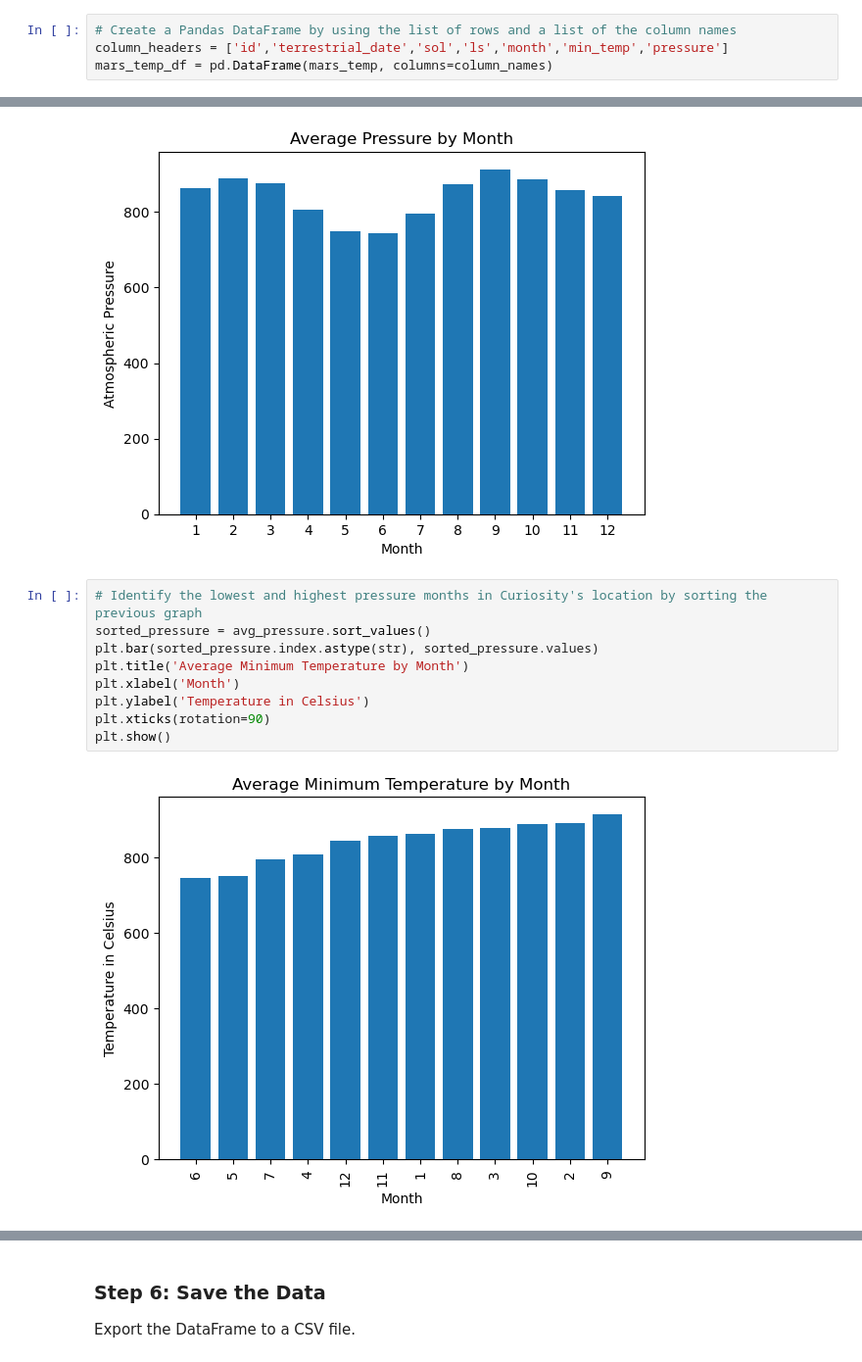
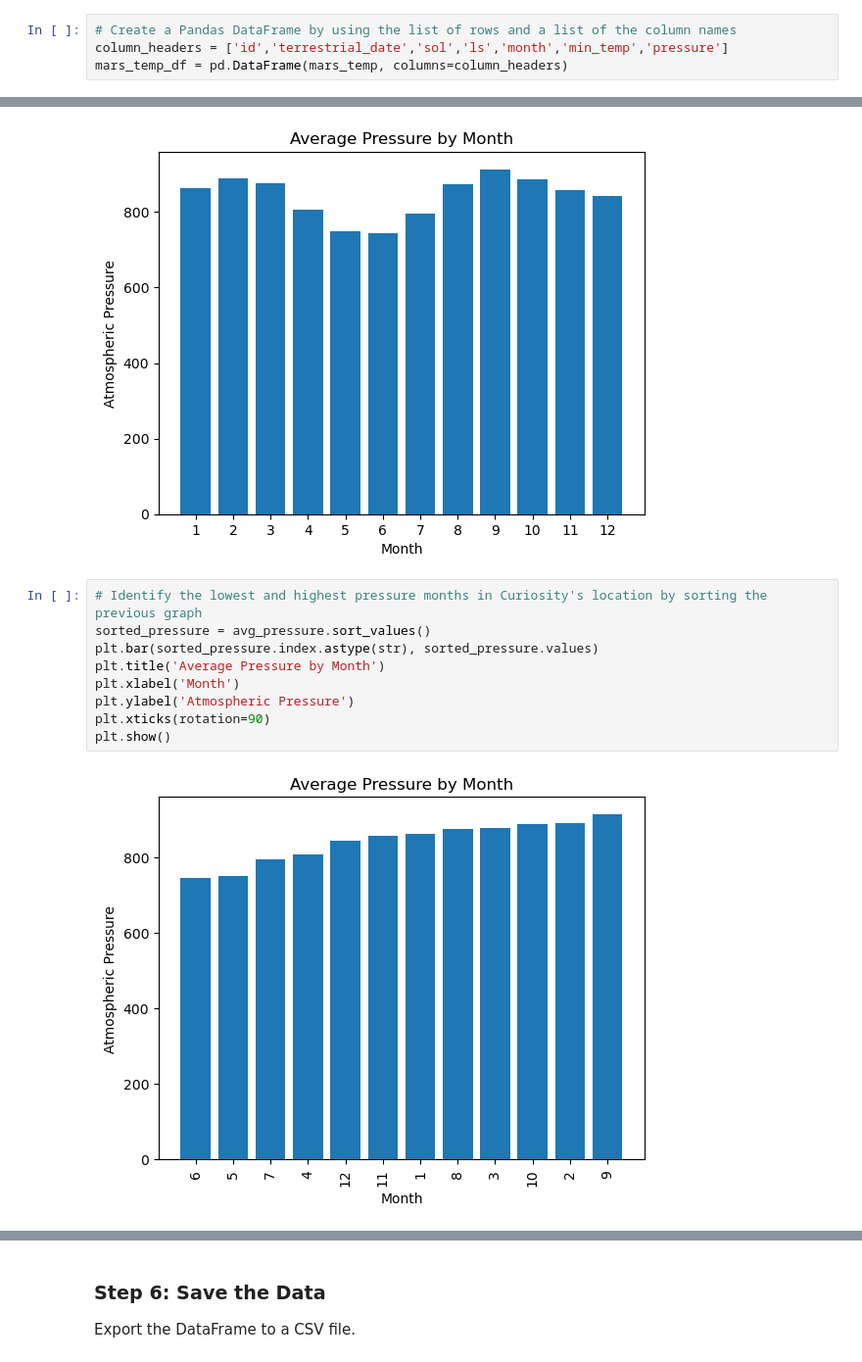
Before and after one commit to hlbecker08/Web-scraping_challenge, a Jupyter notebook: Starter_Code/part_2_mars_weather.ipynb, the cells around one changed output, grey strips where cells are left out. Shown at 98% size. Cells and saved outputs as stored; diff of their text form.

```diff
--- a/Starter_Code/part_2_mars_weather.ipynb
+++ b/Starter_Code/part_2_mars_weather.ipynb
@@ -100,7 +100,7 @@ mars_temp
 # %%
 # Create a Pandas DataFrame by using the list of rows and a list of the column names
 column_headers = ['id','terrestrial_date','sol','ls','month','min_temp','pressure']
-mars_temp_df = pd.DataFrame(mars_temp, columns=column_names)
+mars_temp_df = pd.DataFrame(mars_temp, columns=column_headers)
 # %%
 # Confirm DataFrame was created successfully
 mars_temp_df.head()
@@ -256,11 +256,11 @@ plt.show()
 # %%
 # Identify the lowest and highest pressure months in Curiosity's location by sorting the previous graph
 sorted_pressure = avg_pressure.sort_values()
 plt.bar(sorted_pressure.index.astype(str), sorted_pressure.values)
-plt.title('Average Minimum Temperature by Month')
+plt.title('Average Pressure by Month')
 plt.xlabel('Month')
-plt.ylabel('Temperature in Celsius')
+plt.ylabel('Atmospheric Pressure')
 plt.xticks(rotation=90)
 plt.show()
 # %% [output]
-[figure, old version]
+[figure, new version]
```
Also changed, not shown: parts of 10 cells of this notebook, 2 other files.
